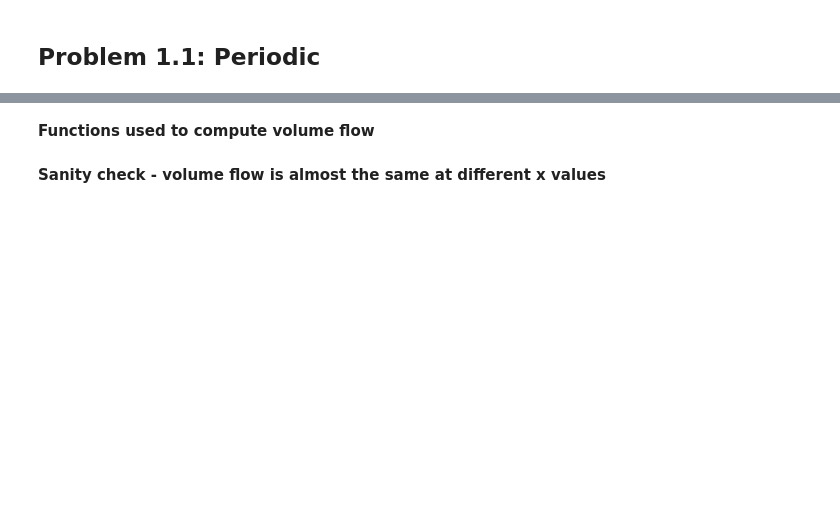
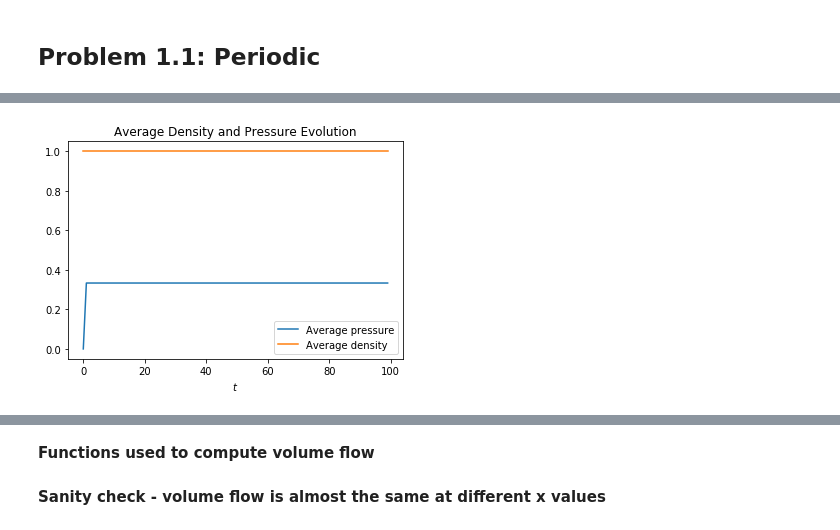
Before and after one commit to iacs-ac290r-2019/homework, a Jupyter notebook: hw2/lbm_7/viz.ipynb, the cells around one changed output, grey strips where cells are left out. Cells and saved outputs as stored; diff of their text form; code cells hidden in the pictures; blank space fills up the shorter version.

```diff
--- a/hw2/lbm_7/viz.ipynb
+++ b/hw2/lbm_7/viz.ipynb
@@ -116,0 +69,20 @@ plt.show()
+# %%
+plt.figure()
+ax = plt.subplot(111)
+# For loops to plot ux at x = 100 every 10 frames
+p_avg = np.zeros(100)
+rho_avg = np.zeros(100)
+for i in range(100):
+    p=load_file(outdir_pbc, i)[4]
+    rho = load_file(outdir_pbc, 1)[0]
+    rho_avg[i] = np.average(rho)
+    p_avg[i] = np.average(p)
+plt.plot(np.arange(0,100,1),p_avg,label='Average pressure')
+plt.plot(np.arange(0,100,1),rho_avg,label='Average density')
+ax.legend()
+ax.set_xlabel(r'$t$')
+# ax.set_ylabel('$\overline{p}$')
+ax.set_title('Average Density and Pressure Evolution')
+plt.show()
+# %% [output]
+[figure, added]
```
Also changed, not shown: parts of 16 cells of this notebook.
